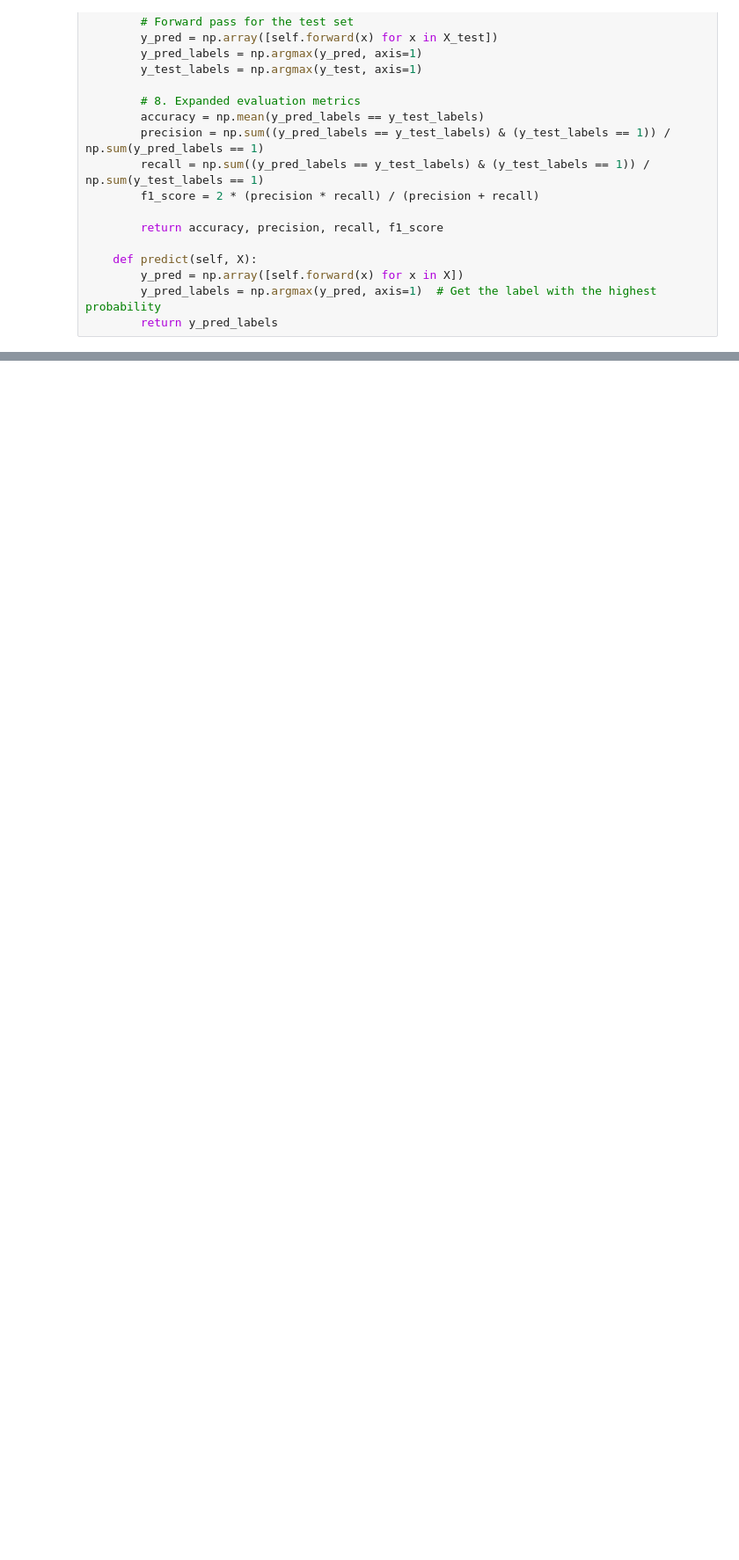
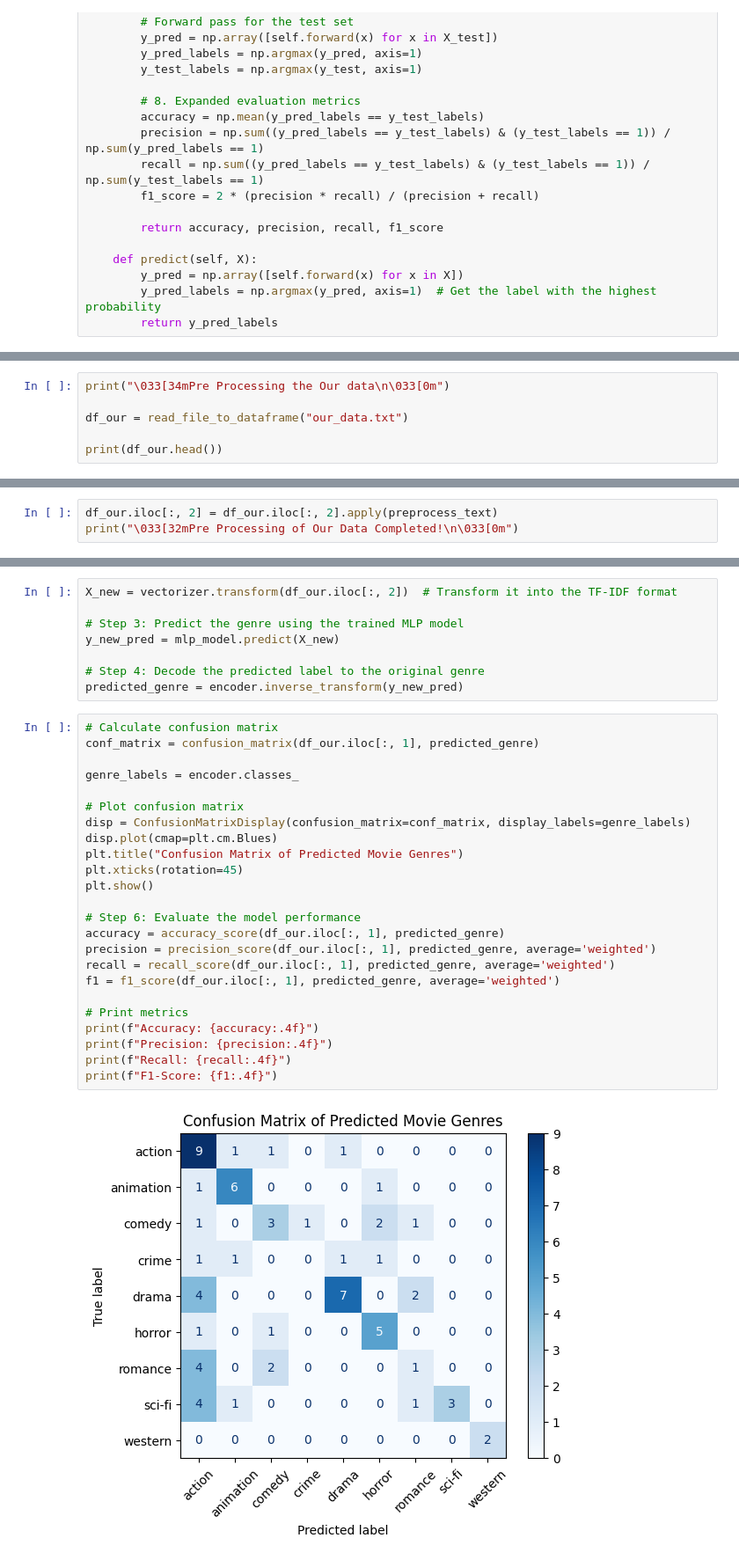
Before and after one commit to pedrom0803/ProjetoLinguaNatural, a Jupyter notebook: mainffnn.ipynb, the cells around one changed output, grey strips where cells are left out. Shown at 88% size. Cells and saved outputs as stored; diff of their text form; blank space fills up the shorter version.

```diff
--- a/mainffnn.ipynb
+++ b/mainffnn.ipynb
@@ -547,0 +552,6 @@ AxisError: axis 1 is out of bounds for array of dimension 1
+# %%
+print("\033[34mPre Processing the Our data\n\033[0m")
+
+df_our = read_file_to_dataframe("our_data.txt")
+
+print(df_our.head())
@@ -547,0 +574,3 @@ AxisError: axis 1 is out of bounds for array of dimension 1
+# %%
+df_our.iloc[:, 2] = df_our.iloc[:, 2].apply(preprocess_text)
+print("\033[32mPre Processing of Our Data Completed!\n\033[0m")
@@ -547,0 +579,34 @@ AxisError: axis 1 is out of bounds for array of dimension 1
+# %%
+X_new = vectorizer.transform(df_our.iloc[:, 2])  # Transform it into the TF-IDF format
+
+# Step 3: Predict the genre using the trained MLP model
+y_new_pred = mlp_model.predict(X_new)
+
+# Step 4: Decode the predicted label to the original genre
+predicted_genre = encoder.inverse_transform(y_new_pred)
+# %%
+# Calculate confusion matrix
+conf_matrix = confusion_matrix(df_our.iloc[:, 1], predicted_genre)
+
+genre_labels = encoder.classes_
+
+# Plot confusion matrix
+disp = ConfusionMatrixDisplay(confusion_matrix=conf_matrix, display_labels=genre_labels)
+disp.plot(cmap=plt.cm.Blues)
+plt.title("Confusion Matrix of Predicted Movie Genres")
+plt.xticks(rotation=45)
+plt.show()
+
+# Step 6: Evaluate the model performance
+accuracy = accuracy_score(df_our.iloc[:, 1], predicted_genre)
+precision = precision_score(df_our.iloc[:, 1], predicted_genre, average='weighted')
+recall = recall_score(df_our.iloc[:, 1], predicted_genre, average='weighted')
+f1 = f1_score(df_our.iloc[:, 1], predicted_genre, average='weighted')
+
+# Print metrics
+print(f"Accuracy: {accuracy:.4f}")
+print(f"Precision: {precision:.4f}")
+print(f"Recall: {recall:.4f}")
+print(f"F1-Score: {f1:.4f}")
+# %% [output]
+[figure, added]
```
Also changed, not shown: parts of 15 cells of this notebook.
